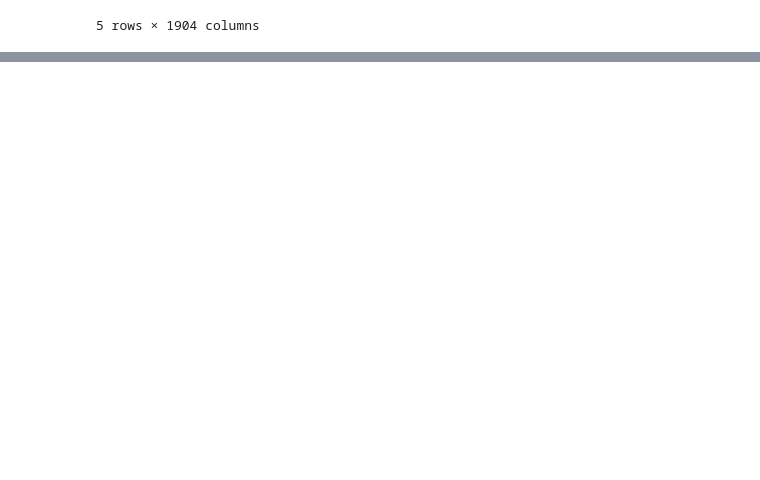
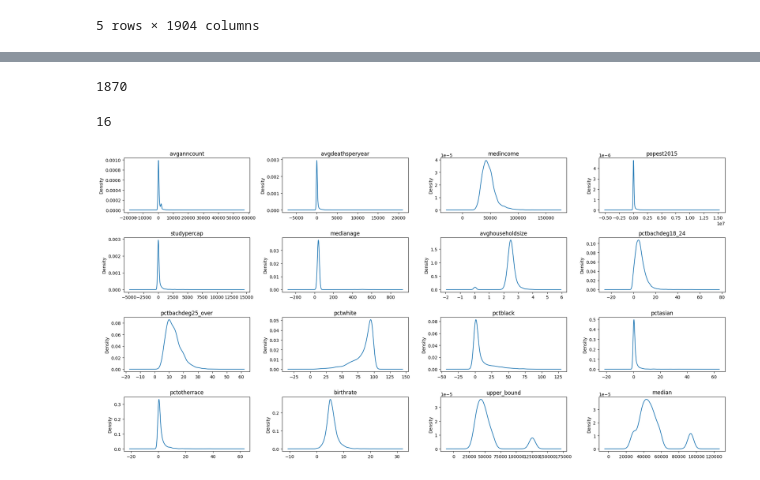
Before and after one commit to Flychuban/Predict-Cancer-Mortality-Rates, a Jupyter notebook: PredictCancer.ipynb, the cells around one changed output, grey strips where cells are left out. Cells and saved outputs as stored; diff of their text form; code cells hidden in the pictures; blank space fills up the shorter version.

```diff
--- a/PredictCancer.ipynb
+++ b/PredictCancer.ipynb
@@ -289,0 +344,9 @@ Lowest allowed 12.727419130586192
+# %%
+# capping
+for col in cols_have_outliers:
+    highest_allowed = basic_info_gaussian[col]["mean"] + 3*basic_info_gaussian[col]["std"]
+    lowest_allowed = basic_info_gaussian[col]["mean"] - 3*basic_info_gaussian[col]["std"]
+    capped_data = processed_data.copy()
+    capped_data.loc[capped_data[col] > highest_allowed, col] = highest_allowed
+    capped_data.loc[capped_data[col] < lowest_allowed, col] = lowest_allowed
+capped_data
@@ -289,0 +367,36 @@ Lowest allowed 12.727419130586192
+# %%
+# remove columns which are categorical and have less than 10 unique values
+cols_to_remove = []
+for col in processed_data.columns:
+    if processed_data[col].nunique() < 10:
+        cols_to_remove.append(col)
+print(len(cols_to_remove))
+data_for_skewness = processed_data.drop(cols_to_remove, axis=1)
+# %% [output]
+1870
+# %%
+def identify_skewed_cols(df, cols):
+    skewed_cols = []
+    for col in cols:
+        skew = df[col].skew()
+        if skew > 1 or skew < -1:
+            skewed_cols.append(col)
+    return skewed_cols
+
+skewed_cols = identify_skewed_cols(data_for_skewness, data_for_skewness.columns)
+len(skewed_cols)
+# %% [output]
+16
+# %%
+skewed_data = data_for_skewness[skewed_cols]
+# %%
+# plot the distribution of the skewed columns which is around 8 columns
+fig, axes = plt.subplots(nrows=4, ncols=4, figsize=(20, 10))
+for i, col in enumerate(skewed_cols):
+    # plot title
+    axes[i//4, i%4].set_title(col)
+    skewed_data[col].plot(kind='density', ax=axes[i//4, i%4], subplots=True, sharex=False)
+plt.tight_layout()
+plt.show()
+# %% [output]
+[figure, added]
```
Also changed, not shown: parts of 4 cells of this notebook.
